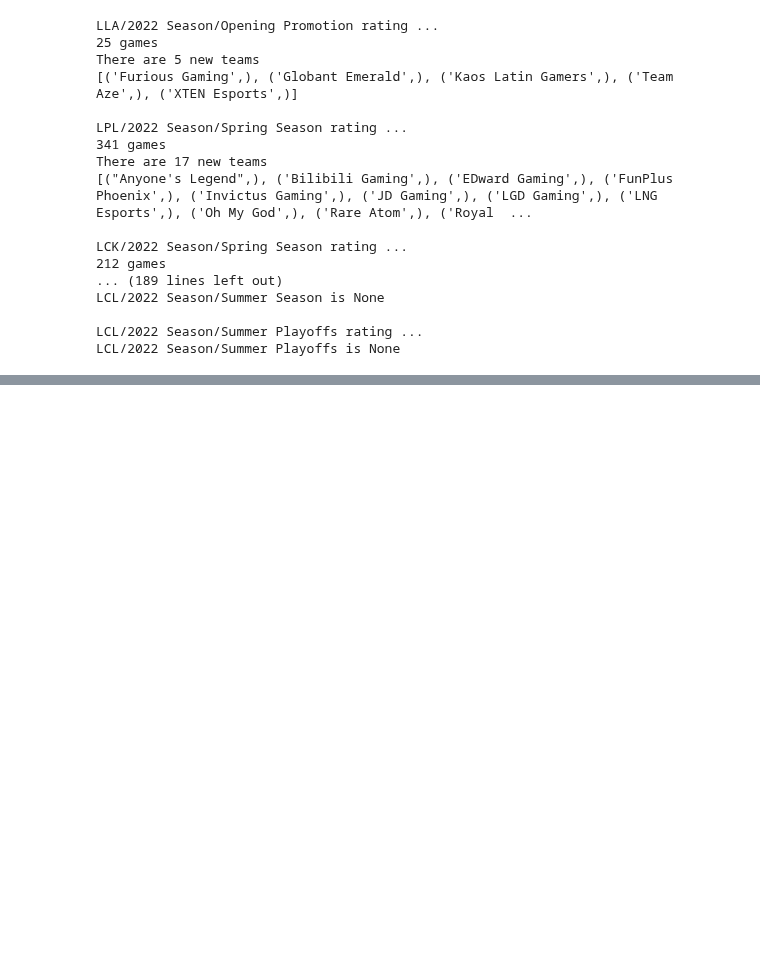
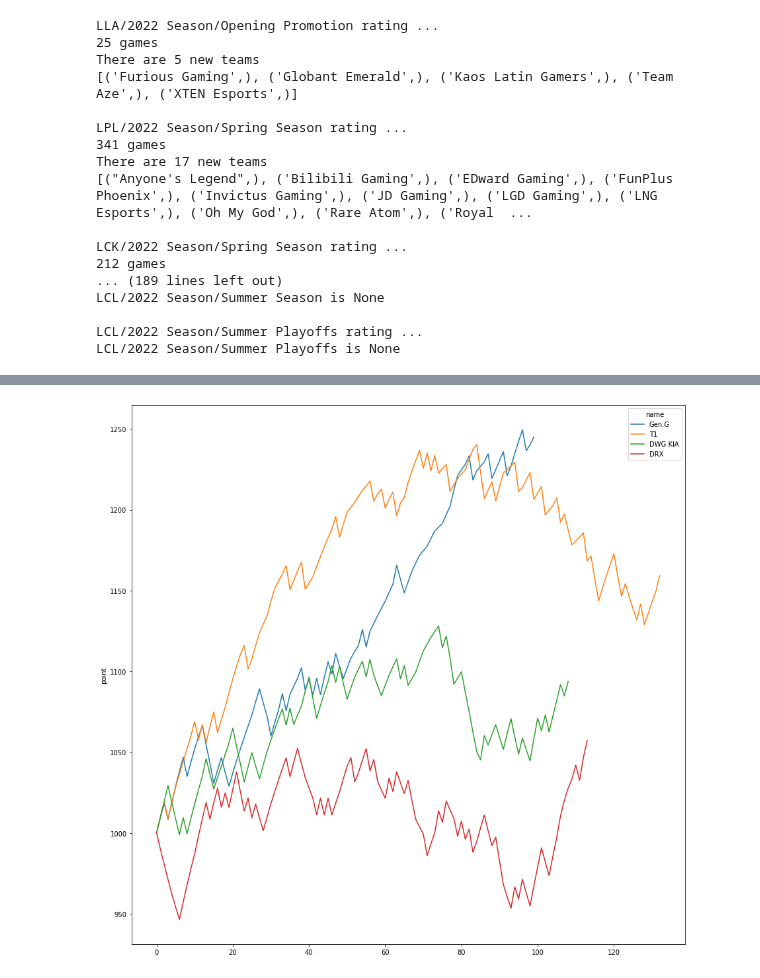
Before and after one commit to posky/LoL-Esports, a Jupyter notebook: elo_rating.ipynb, the cells around one changed output, grey strips where cells are left out. Saved outputs shown, nothing was run; the diff lists cells and outputs as text; code cells hidden in the pictures; blank space fills up the shorter version.

```diff
--- a/elo_rating.ipynb
+++ b/elo_rating.ipynb
@@ -260,3 +270,18 @@ team_names = [
 
 rating.index = rating.index.set_names('Team')
 sheet.update_sheet('elo_rating', rating.loc[team_names].sort_values(by='Point', ascending=False))
+# %%
+team_names = [
+    'Gen.G', 'T1', 'DWG KIA', 'DRX'
+]
+
+fig, ax = plt.subplots(1, 1, figsize=(15, 15))
+df = pd.DataFrame()
+for name in team_names:
+    team = teams[name]
+    temp = team.to_dataframe()
+    df = pd.concat([df, temp])
+sns.lineplot(data=df, x=df.index, y='point', ax=ax, hue='name')
+plt.show()
+# %% [output]
+[figure, added]
```
Also changed, not shown: parts of 3 cells of this notebook, 1 other file.
